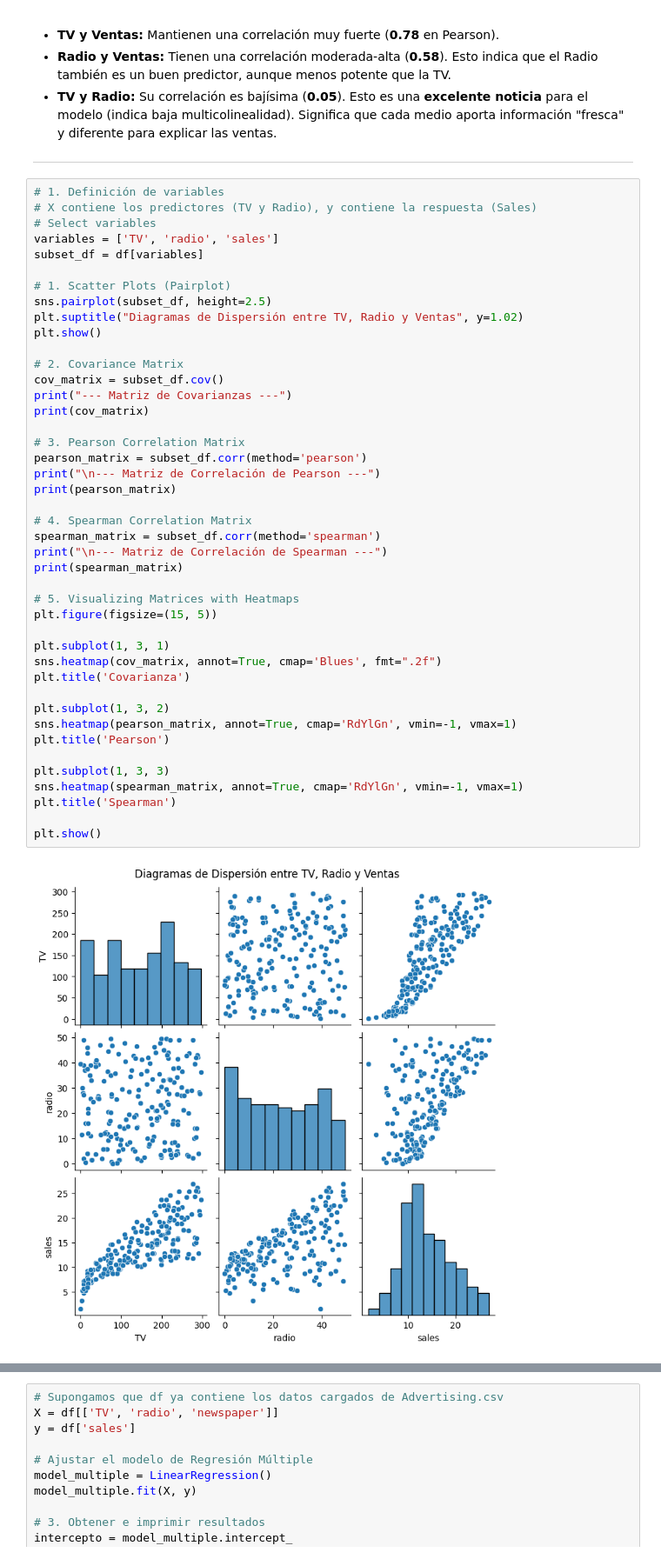
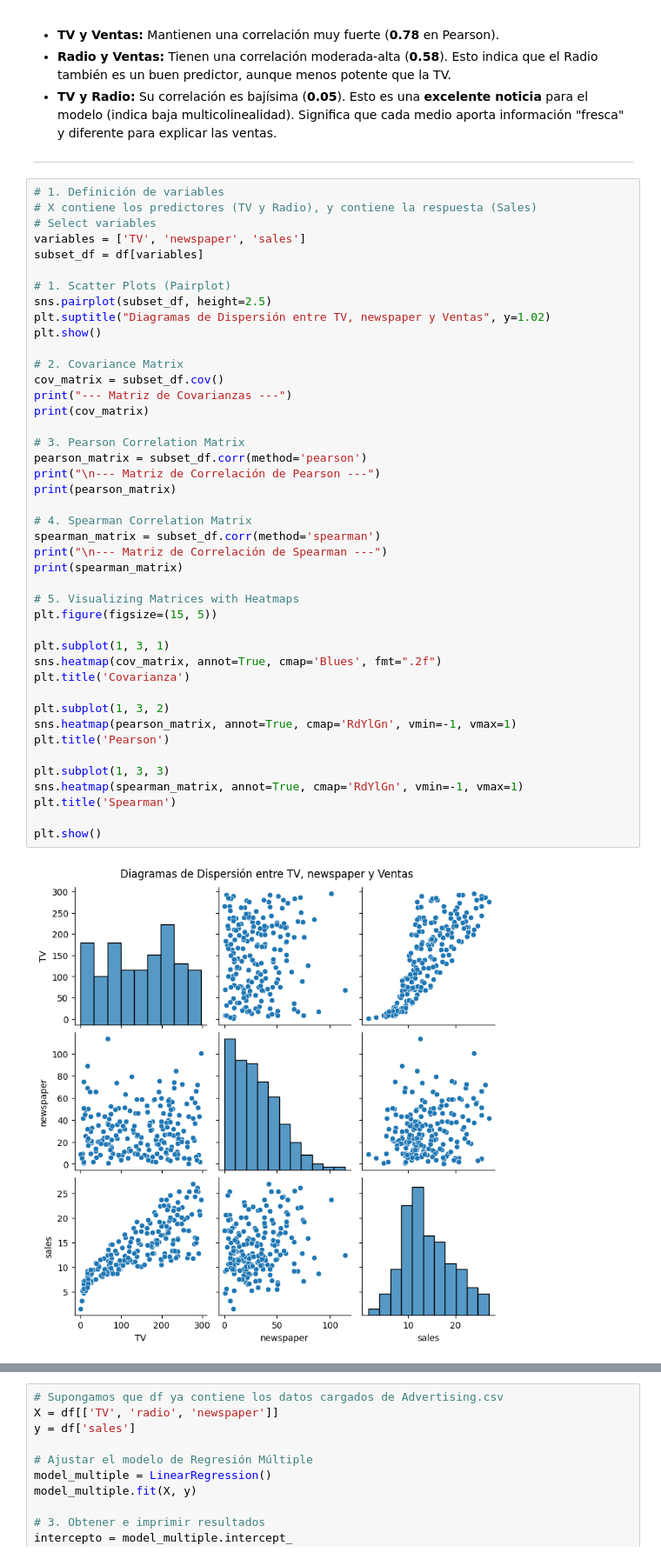
Before and after one commit to jessicaapr-Gajj/sistemas-avanzados-de-produccion-, a Jupyter notebook: Semana3.ipynb, the cells around one changed output, grey strips where cells are left out. Shown at 87% size. Saved outputs shown, nothing was run; the diff lists cells and outputs as text.

```diff
--- a/Semana3.ipynb
+++ b/Semana3.ipynb
@@ -420,12 +420,12 @@ Observarás que los números en la **Covarianza** son muy grandes (especialmente
 # 1. Definición de variables
 # X contiene los predictores (TV y Radio), y contiene la respuesta (Sales)
 # Select variables
-variables = ['TV', 'radio', 'sales']
+variables = ['TV', 'newspaper', 'sales']
 subset_df = df[variables]
 
 # 1. Scatter Plots (Pairplot)
 sns.pairplot(subset_df, height=2.5)
-plt.suptitle("Diagramas de Dispersión entre TV, Radio y Ventas", y=1.02)
+plt.suptitle("Diagramas de Dispersión entre TV, newspaper y Ventas", y=1.02)
 plt.show()
 
 # 2. Covariance Matrix
@@ -433,32 +433,32 @@ cov_matrix = subset_df.cov()
 print("--- Matriz de Covarianzas ---")
 print(cov_matrix)
 
 # 3. Pearson Correlation Matrix
 pearson_matrix = subset_df.corr(method='pearson')
 print("\n--- Matriz de Correlación de Pearson ---")
 print(pearson_matrix)
 
 # 4. Spearman Correlation Matrix
 spearman_matrix = subset_df.corr(method='spearman')
 print("\n--- Matriz de Correlación de Spearman ---")
 print(spearman_matrix)
 
 # 5. Visualizing Matrices with Heatmaps
 plt.figure(figsize=(15, 5))
 
 plt.subplot(1, 3, 1)
 sns.heatmap(cov_matrix, annot=True, cmap='Blues', fmt=".2f")
 plt.title('Covarianza')
 
 plt.subplot(1, 3, 2)
 sns.heatmap(pearson_matrix, annot=True, cmap='RdYlGn', vmin=-1, vmax=1)
 plt.title('Pearson')
 
 plt.subplot(1, 3, 3)
 sns.heatmap(spearman_matrix, annot=True, cmap='RdYlGn', vmin=-1, vmax=1)
 plt.title('Spearman')
 
 plt.show()
 # %% [output]
-[figure, old version]
+[figure, new version]
 --- Matriz de Covarianzas ---
```
Also changed, not shown: parts of 1 cell of this notebook.
